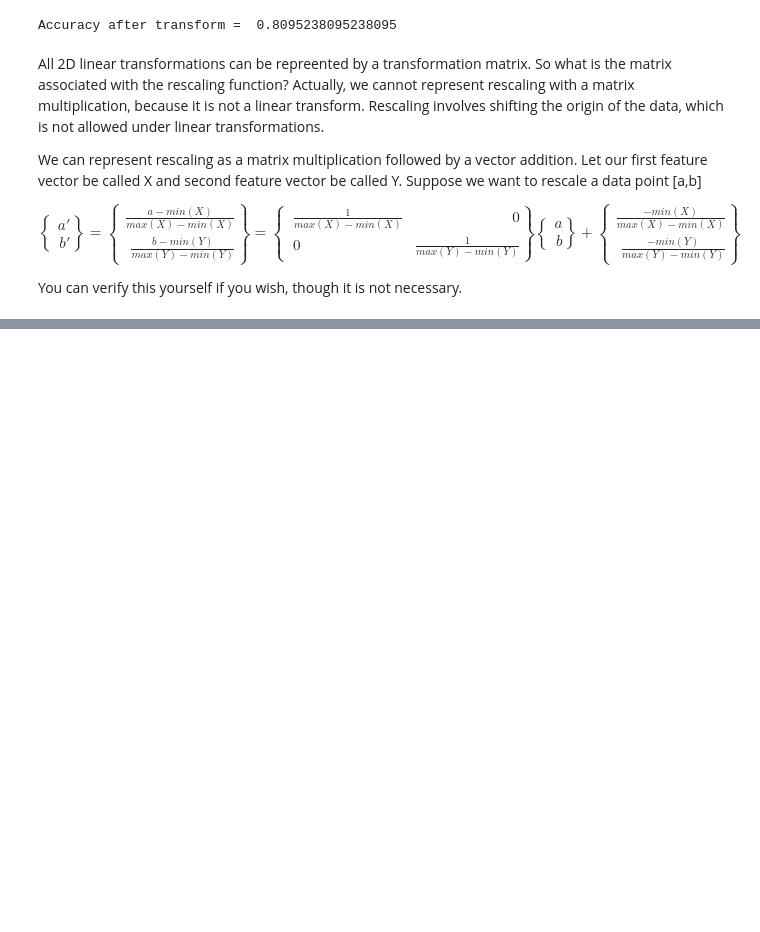
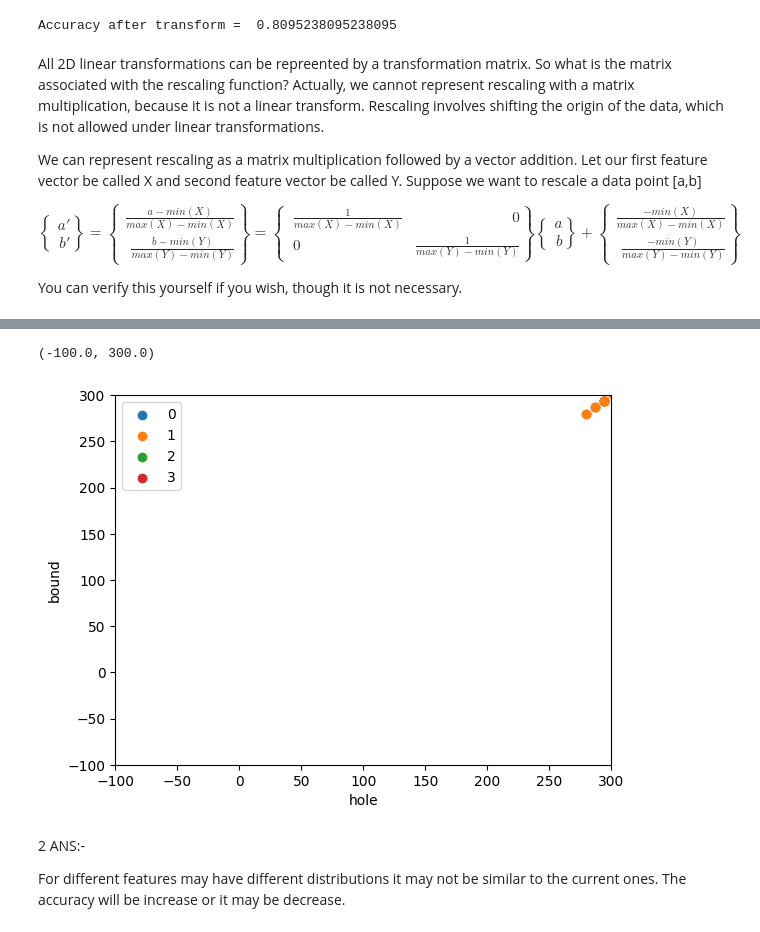
Before and after one commit to RayapureddyBhaskar/FMML_PROJECTS_AND_ASSIGNMENTS, a Jupyter notebook: Module_01_Lab_04_LinearAlgebra.ipynb, the cells around one changed output, grey strips where cells are left out. Cells and saved outputs as stored; diff of their text form; code cells hidden in the pictures; blank space fills up the shorter version.

```diff
--- a/Module_01_Lab_04_LinearAlgebra.ipynb
+++ b/Module_01_Lab_04_LinearAlgebra.ipynb
@@ -388,0 +426,11 @@ You can verify this yourself if you wish, though it is not necessary.
+# %%
+fig, ax = plotData(train_feats_t, train_y)
+ax.set_xlim(xlim)
+ax.set_ylim(ylim)
+# %% [output]
+(-100.0, 300.0)
+[figure, added]
+# %% [markdown]
+ 2 ANS:-
+
+ For different features may have different distributions it may not be similar to the current ones. The accuracy will be increase or it may be decrease.
```
Also changed, not shown: parts of 6 cells of this notebook.
